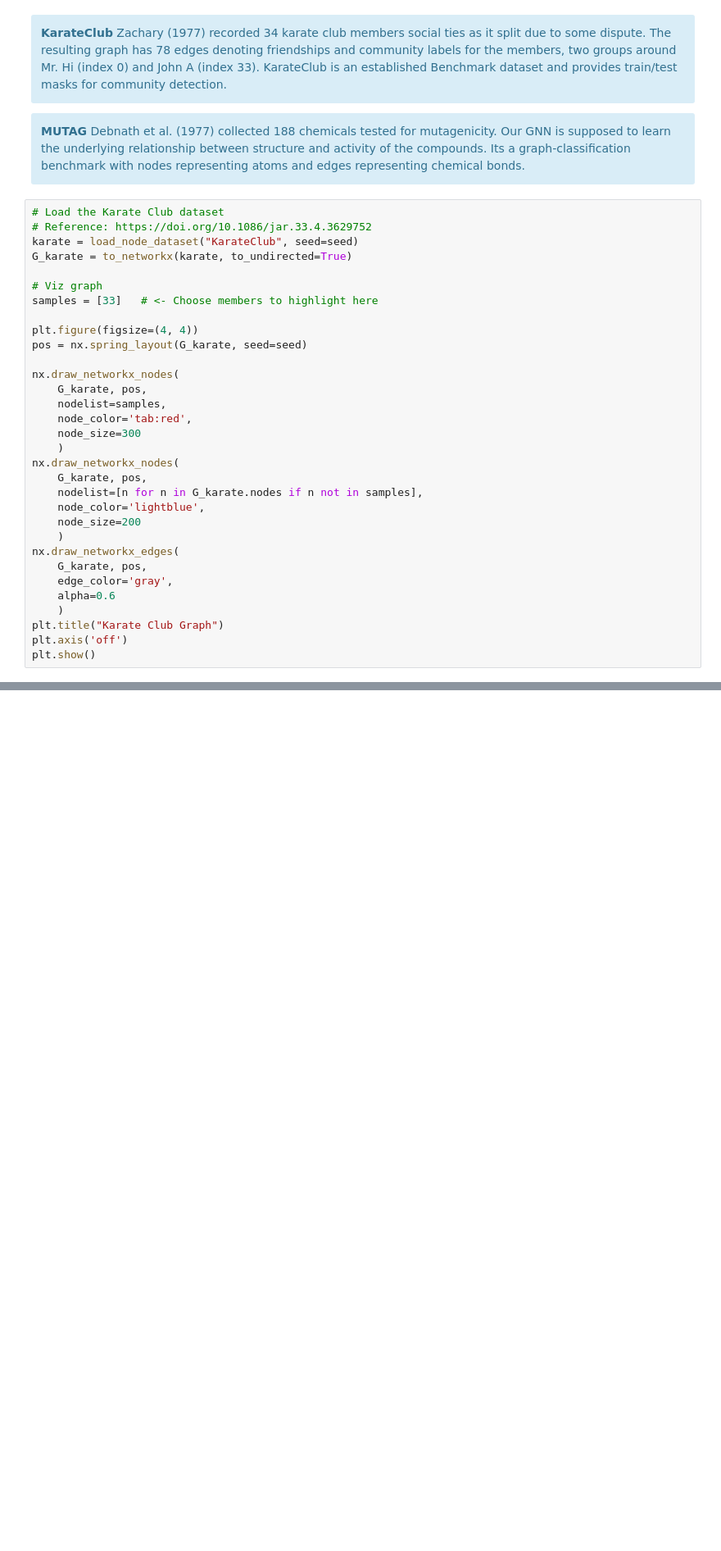
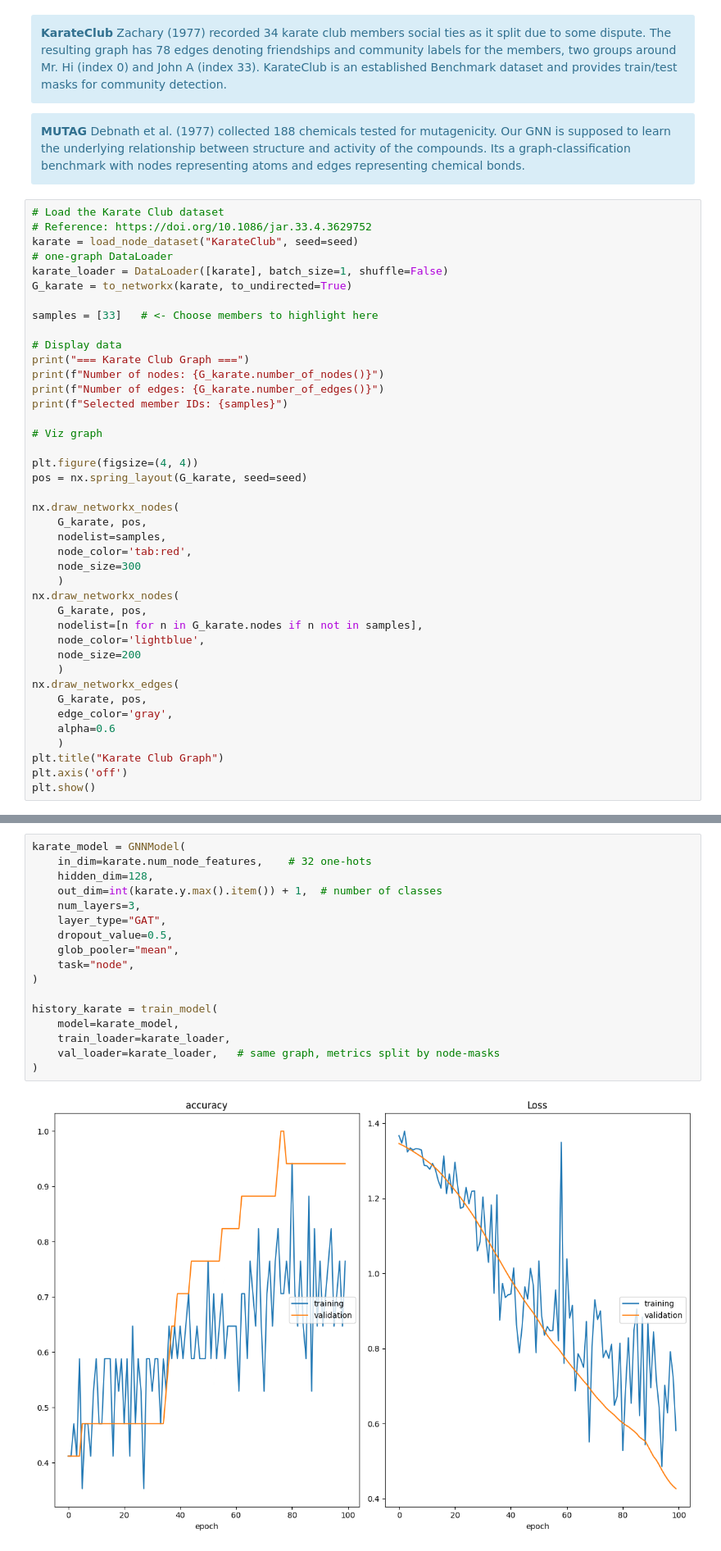
Before and after one commit to jlederer1/gnn_playground, a Jupyter notebook: notebooks/playground.ipynb, the cells around one changed output, grey strips where cells are left out. Shown at 82% size. Saved outputs shown, nothing was run; the diff lists cells and outputs as text; blank space fills up the shorter version.

```diff
--- a/notebooks/playground.ipynb
+++ b/notebooks/playground.ipynb
@@ -43,10 +44,19 @@ Debnath et al. (1977) collected 188 chemicals tested for mutagenicity. Our GNN i
 # Load the Karate Club dataset
 # Reference: https://doi.org/10.1086/jar.33.4.3629752
 karate = load_node_dataset("KarateClub", seed=seed)
+# one-graph DataLoader
+karate_loader = DataLoader([karate], batch_size=1, shuffle=False)
 G_karate = to_networkx(karate, to_undirected=True)
 
+samples = [33]   # <- Choose members to highlight here
+
+# Display data
+print("=== Karate Club Graph ===")
+print(f"Number of nodes: {G_karate.number_of_nodes()}")
+print(f"Number of edges: {G_karate.number_of_edges()}")
+print(f"Selected member IDs: {samples}")
+
 # Viz graph
-samples = [33]   # <- Choose members to highlight here
 
 plt.figure(figsize=(4, 4))
 pos = nx.spring_layout(G_karate, seed=seed)
@@ -125,0 +173,19 @@ Edge attribute shape: torch.Size([38, 4])
+# %%
+karate_model = GNNModel(
+    in_dim=karate.num_node_features,    # 32 one-hots
+    hidden_dim=128,
+    out_dim=int(karate.y.max().item()) + 1,  # number of classes
+    num_layers=3,
+    layer_type="GAT",
+    dropout_value=0.5,
+    glob_pooler="mean",
+    task="node",
+)
+
+history_karate = train_model(
+    model=karate_model,
+    train_loader=karate_loader,
+    val_loader=karate_loader,   # same graph, metrics split by node-masks
+)
+# %% [output]
+[figure, added]
```
Also changed, not shown: parts of 7 cells of this notebook, 6 other files.
